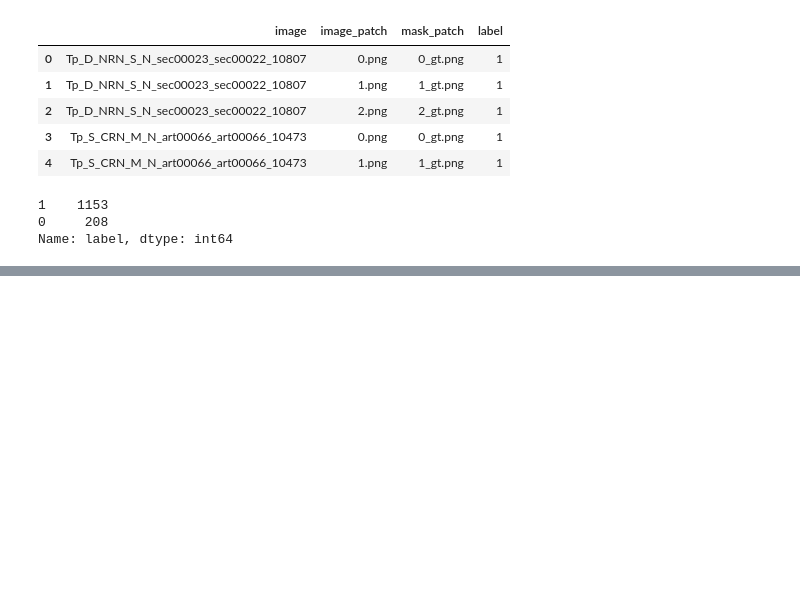
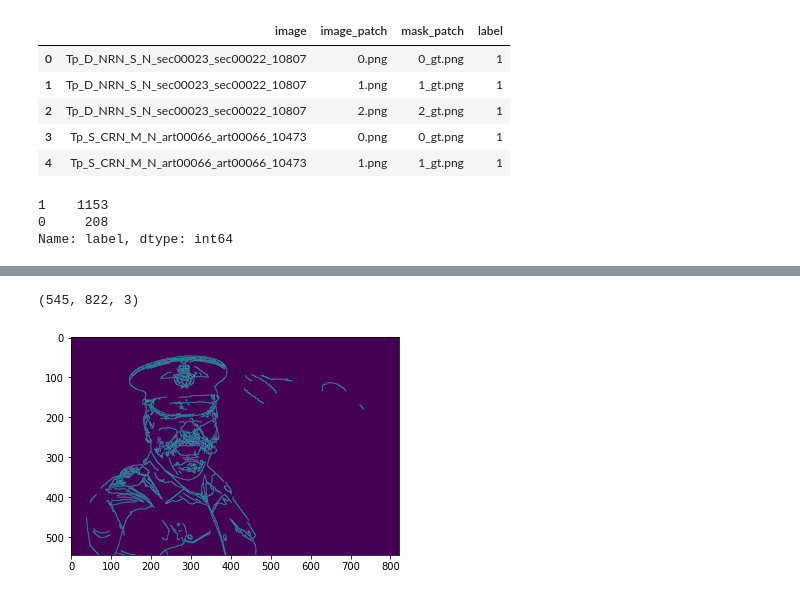
Before and after one commit to sowmen/imanip_main, a Jupyter notebook: createCSV.ipynb, the cells around one changed output, grey strips where cells are left out. Drawn from its saved outputs; the diff is of its cells as text; code cells hidden in the pictures; blank space fills up the shorter version.

```diff
--- a/createCSV.ipynb
+++ b/createCSV.ipynb
@@ -266,0 +314,8 @@ Name: label, dtype: int64
+# %%
+print(g.shape)
+Gray = cv2.cvtColor(g, cv2.COLOR_BGR2GRAY)
+plt.imshow(cv2.Canny(Gray, 100, 200))
+plt.show()
+# %% [output]
+(545, 822, 3)
+[figure, added]
```
Also changed, not shown: parts of 10 cells of this notebook, 2 other files.
